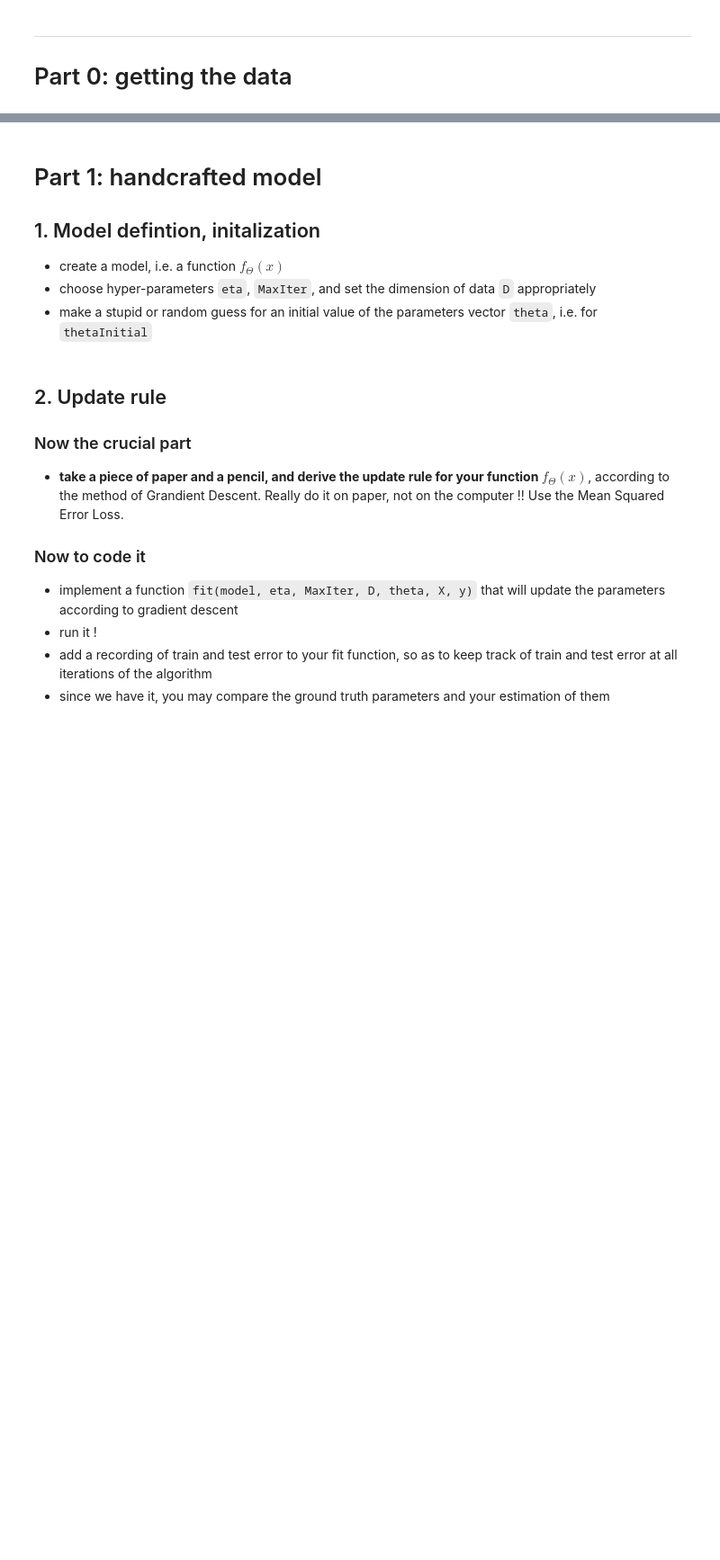
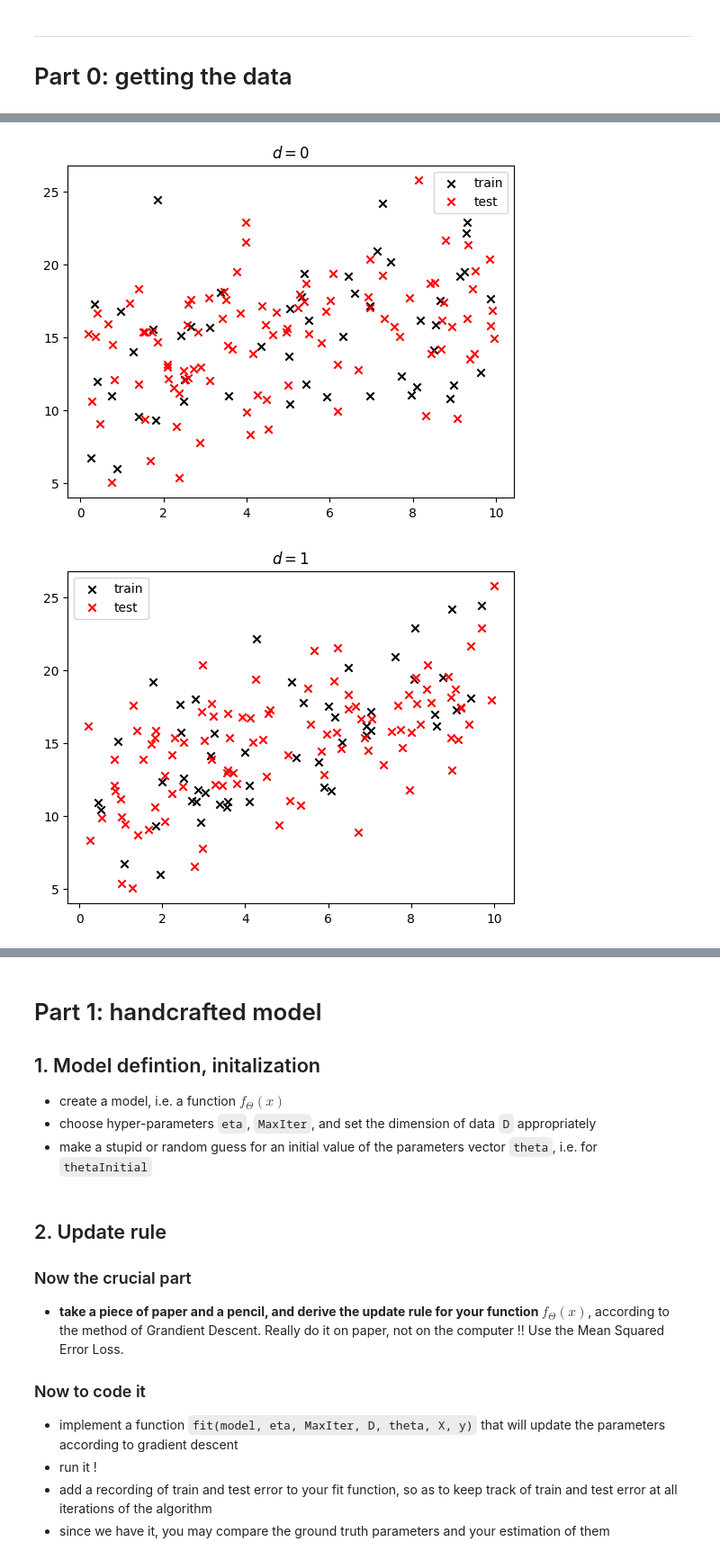
Before and after one commit to petkokp/m1-fpml, a Jupyter notebook: 1-Regressions/TP1.2-(Bonus)-LinReg-d-dimensional.ipynb, the cells around one changed output, grey strips where cells are left out. Shown at 90% size. Cells and saved outputs as stored; diff of their text form; code cells hidden in the pictures; blank space fills up the shorter version.

```diff
--- a/1-Regressions/TP1.2-(Bonus)-LinReg-d-dimensional.ipynb
+++ b/1-Regressions/TP1.2-(Bonus)-LinReg-d-dimensional.ipynb
@@ -33,8 +37,11 @@ X.shape, y.shape
 # %%
 ####### data visualization ###########
-for d in range (1,D):
+for d in range (0,D):
     plt.figure()
     plt.title('$d=$'+str(d))
     plt.scatter(X[:,d],y, label="train", marker='x',color='k')
     plt.scatter(Xtest[:,d],ytest, label= "test", marker='x',color='red')
     plt.legend()
+# %% [output]
+[figure, added]
+[figure, added]
```
Also changed, not shown: parts of 6 cells of this notebook.
